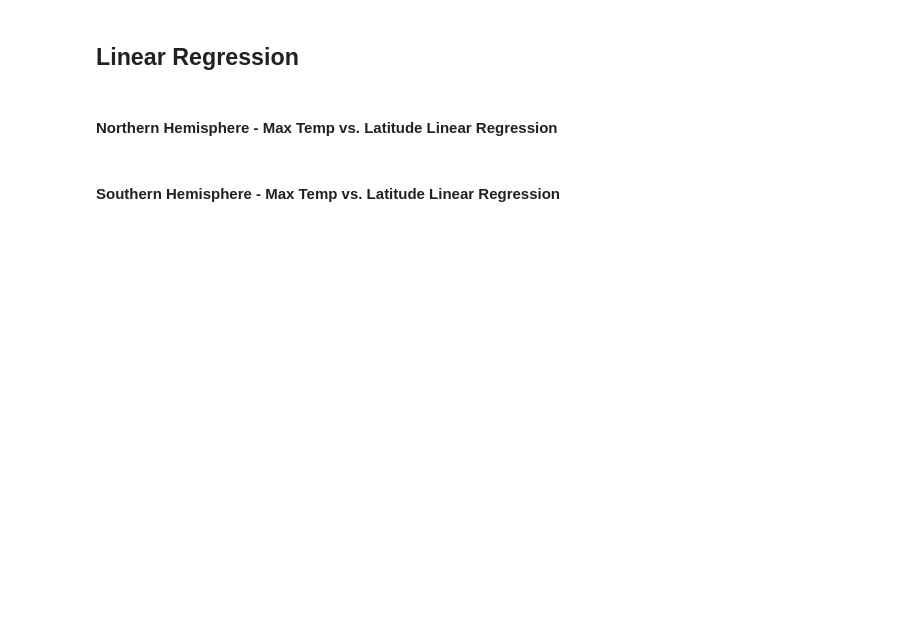
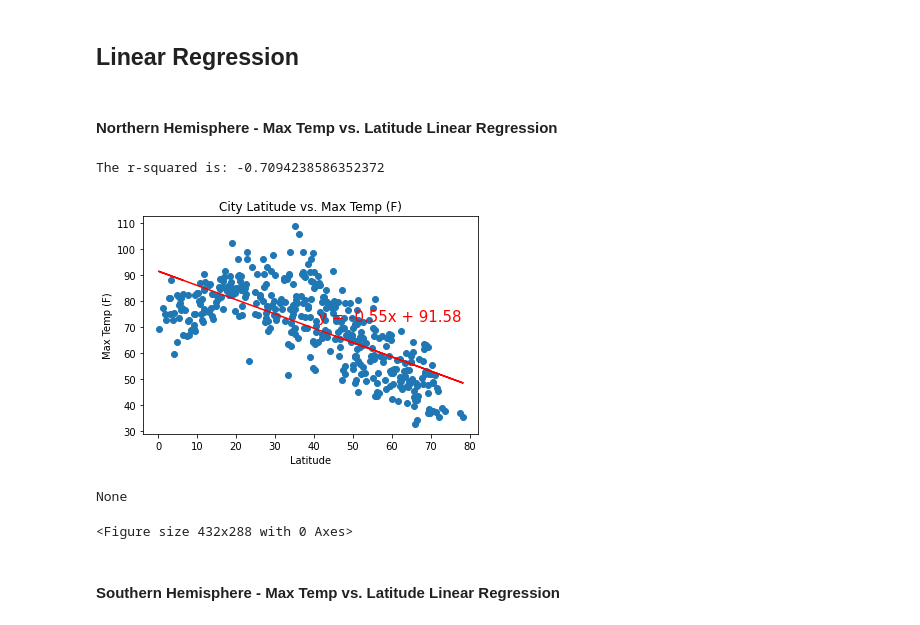
Before and after one commit to samseng88/python-api-challenge, a Jupyter notebook: starter_code/WeatherPy.ipynb, the cells around one changed output. Drawn from its saved outputs; the diff is of its cells as text; code cells hidden in the pictures; blank space fills up the shorter version.

```diff
--- a/starter_code/WeatherPy.ipynb
+++ b/starter_code/WeatherPy.ipynb
@@ -254,25 +282,31 @@ southern_hemisphere = weather_df.loc[weather_df["Lat"] < 0]
 # %%
 ## filter your main dataframe where LAT>0 for Northern, LAT<0 for Southern hemisphere
 x_values = northern_hemisphere["Lat"]
 y_values = northern_hemisphere["Max Temp"]
 
 def linear_regression(x_values,y_values):
     (slope, intercept, rvalue, pvalue, stderr) = linregress(x_values, y_values)
     regress_values = x_values * slope + intercept
     line_eq = "y = " + str(round(slope,2)) + "x + " + str(round(intercept,2))
 
     plt.scatter(x_values,y_values)
     plt.plot(x_values,regress_values,"r-")
     plt.annotate(line_eq,(x_values.median(),y_values.median()),fontsize=15,color="red")
+    plt.title("City Latitude vs. Max Temp (F)")
     plt.xlabel("Latitude")
     plt.ylabel("Max Temp (F)")
     print(f"The r-squared is: {rvalue}")
     plt.show()
 
 print(linear_regression(x_values,y_values))
 
 # Save the figure
 plt.savefig("../Images/Northern Hemisphere - Max Temp vs. Latitude Linear Regression.png")
+# %% [output]
+The r-squared is: -0.7094238586352372
+[figure, added]
+None
+<Figure size 432x288 with 0 Axes>
 # %% [markdown]
 ####  Southern Hemisphere - Max Temp vs. Latitude Linear Regression
 # %%
```
Also changed, not shown: parts of 18 cells of this notebook, 8 other files.
